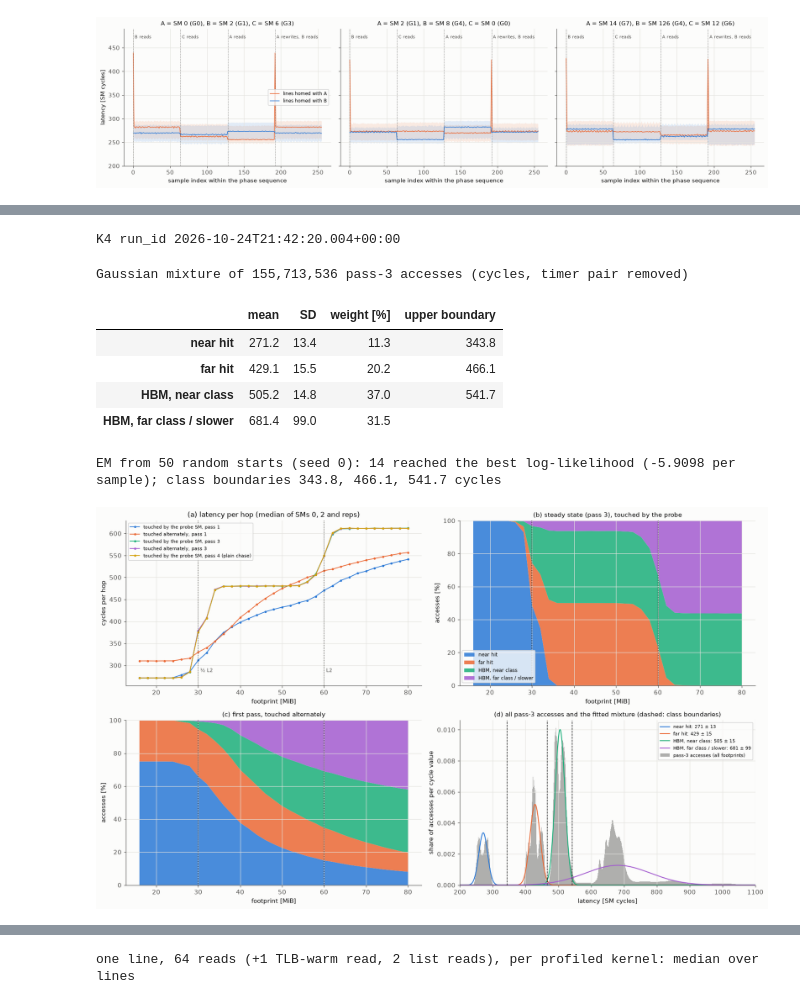
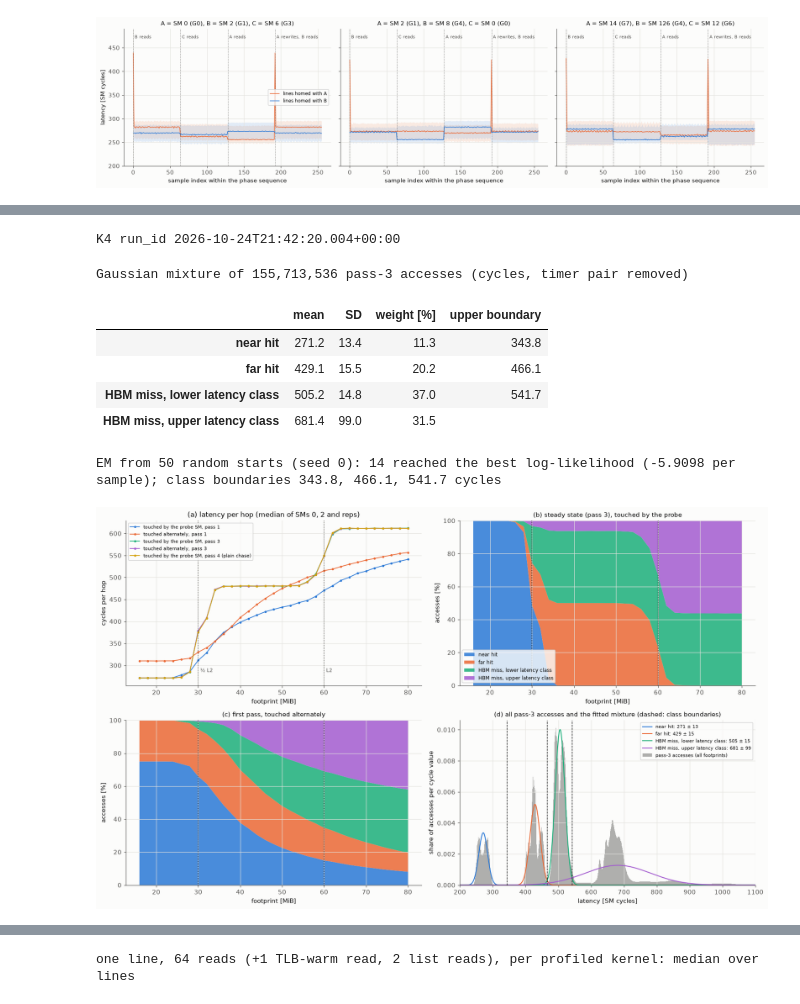
Before and after one commit to lomolisso/h100-microbench, a Jupyter notebook: experiments/08__l2_partitions_and_first_touch/08__l2_partitions_and_first_touch.ipynb, the cells around one changed output, grey strips where cells are left out. Drawn from its saved outputs; the diff is of its cells as text; code cells hidden in the pictures.

```diff
--- a/experiments/08__l2_partitions_and_first_touch/08__l2_partitions_and_first_touch.ipynb
+++ b/experiments/08__l2_partitions_and_first_touch/08__l2_partitions_and_first_touch.ipynb
@@ -733,13 +738,13 @@ cap = read_run("08__l2__capacity.csv", RID["k4"])
 ch = read_run("08__l2__capacity_hist.csv", RID["k4"])
 ch["cyc"] = ch.cycles - TP
 print(f"K4 run_id {RID['k4']}")
-# Access classes: 4-component Gaussian mixture (EM on the exact (value, count) histogram) of every timed access of pass 3
+# Latency classes: 4-component Gaussian mixture (EM on the exact (value, count) histogram) of every timed access of pass 3
 # (pass index 2), all footprints 16–80 MiB, both touch patterns, SMs 0 and 2, all reps. Footprints ≥ 38 MiB alone contain no
 # near hits, so all footprints are needed to populate the four classes. Boundaries at equal posterior.
 h2 = ch[ch["pass"] == 2].groupby("cyc")["count"].sum()
 GM = gmm1d(h2.index.values, h2.values, k=4, n_starts=50, seed=0)
 edges = BND = GM["boundaries"]
-names = ["near hit", "far hit", "HBM, near class", "HBM, far class / slower"]
+names = ["near hit", "far hit", "HBM miss, lower latency class", "HBM miss, upper latency class"]
 display(pd.DataFrame({"mean": GM["mean"], "SD": GM["sd"], "weight [%]": 100 * GM["weight"],
                       "upper boundary": list(edges) + [np.nan]}, index=names).round(1).style.format(precision=1, na_rep="")
         .set_caption(f"Gaussian mixture of {int(h2.sum()):,} pass-3 accesses (cycles, timer pair removed)"))
@@ -758,36 +763,36 @@ for c, (pat, ps, lab) in zip(PAL, [("probe", 0, "touched by the probe SM, pass 1
     ax.plot(y.index / 2**20, y.values, "-o", ms=2.5, lw=1.2, color=c, label=lab)
 for xv, l in [(30, "½ L2"), (60, "L2")]:
     ax.axvline(xv, color=INK2, ls=":", lw=1); ax.text(xv + 0.5, 285, l, fontsize=8, color=INK2)
 ax.set_xlabel("footprint [MiB]"); ax.set_ylabel("cycles per hop"); ax.legend(fontsize=7.5); ax.set_title("(a) latency per hop (median of SMs 0, 2 and reps)")
 for ax, (pat, ps, tt) in zip([axs[0, 1], axs[1, 0]], [("probe", 2, "(b) steady state (pass 3), touched by the probe"),
                                                     ("alternate", 0, "(c) first pass, touched alternately")]):
     d = fr.xs((pat, ps), level=("touch_pattern", "pass"))
     ax.stackplot(d.index / 2**20, *[100 * d.get(k, 0) for k in range(4)], labels=names, colors=[PAL[0], PAL[1], PAL[2], PAL[3]], alpha=0.85)
     for xv in (30, 60):
         ax.axvline(xv, color=INK, ls=":", lw=1)
     ax.set_xlabel("footprint [MiB]"); ax.set_ylabel("accesses [%]"); ax.set_ylim(0, 100); ax.set_title(tt, fontsize=10)
 axs[0, 1].legend(fontsize=8, loc="lower left")
 ax = axs[1, 1]
 from scipy.stats import norm
 xs = np.arange(200, 1101)
 ax.bar(h2.index, h2.values / h2.sum(), width=1.0, color=INK2, alpha=0.45, lw=0, label="pass-3 accesses (all footprints)")
 for k in range(4):
     ax.plot(xs, GM["weight"][k] * norm.pdf(xs, GM["mean"][k], GM["sd"][k]), color=PAL[k], lw=1.4, label=f"{names[k]}: {GM['mean'][k]:.0f} ± {GM['sd'][k]:.0f}")
 for e in edges:
     ax.axvline(e, color=INK, ls="--", lw=0.9)
 ax.set_xlim(200, 1100); ax.set_xlabel("latency [SM cycles]"); ax.set_ylabel("share of accesses per cycle value")
 ax.set_title("(d) all pass-3 accesses and the fitted mixture (dashed: class boundaries)", fontsize=10); ax.legend(fontsize=7.5)
 fig.tight_layout(); plt.show()
 # %% [output]
 K4 run_id 2026-10-24T21:42:20.004+00:00
 Gaussian mixture of 155,713,536 pass-3 accesses (cycles, timer pair removed)
 |  | mean | SD | weight [%] | upper boundary |
 | near hit | 271.2 | 13.4 | 11.3 | 343.8 |
 | far hit | 429.1 | 15.5 | 20.2 | 466.1 |
-| HBM, near class | 505.2 | 14.8 | 37.0 | 541.7 |
-| HBM, far class / slower | 681.4 | 99.0 | 31.5 |  |
+| HBM miss, lower latency class | 505.2 | 14.8 | 37.0 | 541.7 |
+| HBM miss, upper latency class | 681.4 | 99.0 | 31.5 |  |
 EM from 50 random starts (seed 0): 14 reached the best log-likelihood (-5.9098 per sample); class boundaries 343.8, 466.1, 541.7 cycles
-[figure, old version]
+[figure, new version]
 # %%
 tab = fr.xs(2, level="pass").unstack("touch_pattern")
 sel = [F for F in sorted(cap.footprint_bytes.unique()) if (F >> 20) % 8 == 0 or (F >> 20) in (26, 30, 34, 38)]
```
Also changed, not shown: parts of 5 cells of this notebook, 5 other files.
